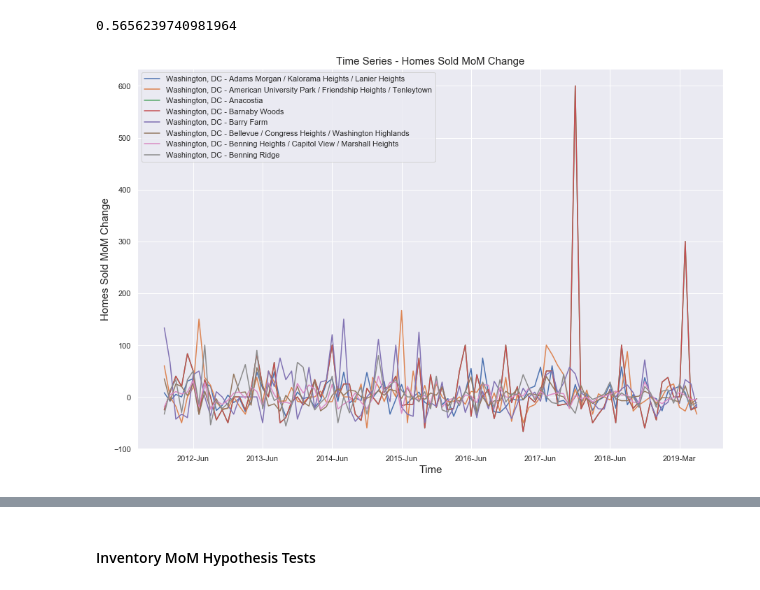
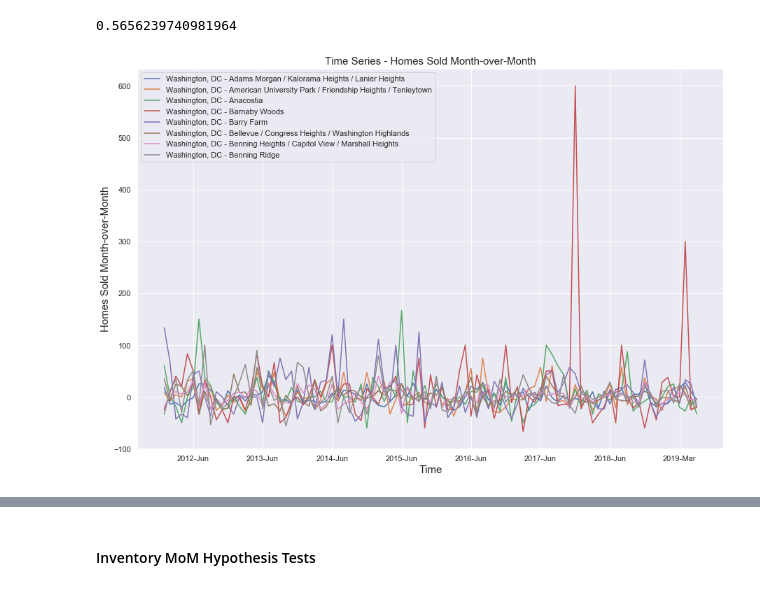
Before and after one commit to iuniorhsiung/mod3_project_DC_housing_price, a Jupyter notebook: DC_house_price_MasterFile.ipynb, the cells around one changed output, grey strips where cells are left out. Drawn from its saved outputs; the diff is of its cells as text; code cells hidden in the pictures.

```diff
--- a/DC_house_price_MasterFile.ipynb
+++ b/DC_house_price_MasterFile.ipynb
@@ -261,12 +261,12 @@ sns_plot = sns.lineplot(df_temp['Time'], df_temp.iloc[:,8], label = df_temp.colu
 
 
 plt.legend()
-plt.title("Time Series - Medium House Price",fontsize = 15)
+plt.title("Time Series - Mediam House Price",fontsize = 25)
 plt.xlabel("Time", fontsize = 15)
-plt.ylabel("Medium House Price", fontsize = 15)
-sns.set(rc={'figure.figsize':(30,20)})
+plt.ylabel("Mediam House Price", fontsize = 25)
+sns.set(rc={'figure.figsize':(15,10)})
 plt.xticks(range(5, 100, 12))
 #plt.xlim()
 plt.show()
-sns_plot.figure.savefig("Time Series - Medium House Price.png")
+sns_plot.figure.savefig("data_visualizations/Time Series - Median House Price.png")
 # %% [output]
@@ -384,33 +384,31 @@ test_p_value_2(p = .05, name = 'mutest')
 # Save the final testing results in data folder
 test_matrix_2.to_csv('data/TM_Homes Sold MoM.csv')
 # %%
-time_frame = pd.date_range('2012-02-01','2019-10-01',
-              freq='MS').strftime("%Y-%b").tolist()
-df_temp = pd.DataFrame(list(zip(time_frame, B['Homes Sold MoM _1'], B['Homes Sold MoM _2'], B['Homes Sold MoM _3'], B['Homes Sold MoM _3'], B['Homes Sold MoM _4'], B['Homes Sold MoM _5'], B['Homes Sold MoM _6'],B['Homes Sold MoM _7'])),
+df_temp_2 = pd.DataFrame(list(zip(time_frame, B['Homes Sold MoM _0'], B['Homes Sold MoM _1'], B['Homes Sold MoM _2'], B['Homes Sold MoM _3'], B['Homes Sold MoM _4'], B['Homes Sold MoM _5'], B['Homes Sold MoM _6'], B['Homes Sold MoM _7'])),
                columns =['Time', df_list[0]['Region_0'][0], df_list[1]['Region_1'][0], df_list[2]['Region_2'][0], df_list[3]['Region_3'][0], df_list[4]['Region_4'][0], df_list[5]['Region_5'][0], df_list[6]['Region_6'][0], df_list[7]['Region_7'][0]])
 # %%
 # plot
-sns_plot = sns.lineplot(df_temp['Time'], df_temp.iloc[:,1], label = df_temp.columns[1])
-sns_plot = sns.lineplot(df_temp['Time'], df_temp.iloc[:,2], label = df_temp.columns[2])
-sns_plot = sns.lineplot(df_temp['Time'], df_temp.iloc[:,3], label = df_temp.columns[3])
-sns_plot = sns.lineplot(df_temp['Time'], df_temp.iloc[:,4], label = df_temp.columns[4])
-sns_plot = sns.lineplot(df_temp['Time'], df_temp.iloc[:,5], label = df_temp.columns[5])
-sns_plot = sns.lineplot(df_temp['Time'], df_temp.iloc[:,6], label = df_temp.columns[6])
-sns_plot = sns.lineplot(df_temp['Time'], df_temp.iloc[:,7], label = df_temp.columns[7])
-sns_plot = sns.lineplot(df_temp['Time'], df_temp.iloc[:,8], label = df_temp.columns[8])
+sns_plot = sns.lineplot(df_temp_2['Time'], df_temp_2.iloc[:,1], label = df_temp_2.columns[1])
+sns_plot = sns.lineplot(df_temp_2['Time'], df_temp_2.iloc[:,2], label = df_temp_2.columns[2])
+sns_plot = sns.lineplot(df_temp_2['Time'], df_temp_2.iloc[:,3], label = df_temp_2.columns[3])
+sns_plot = sns.lineplot(df_temp_2['Time'], df_temp_2.iloc[:,4], label = df_temp_2.columns[4])
+sns_plot = sns.lineplot(df_temp_2['Time'], df_temp_2.iloc[:,5], label = df_temp_2.columns[5])
+sns_plot = sns.lineplot(df_temp_2['Time'], df_temp_2.iloc[:,6], label = df_temp_2.columns[6])
+sns_plot = sns.lineplot(df_temp_2['Time'], df_temp_2.iloc[:,7], label = df_temp_2.columns[7])
+sns_plot = sns.lineplot(df_temp_2['Time'], df_temp_2.iloc[:,8], label = df_temp_2.columns[8])
 
 
 plt.legend()
-plt.title("Time Series - Homes Sold MoM Change",fontsize = 15)
+plt.title("Time Series - Homes Sold Month-over-Month",fontsize = 15)
 plt.xlabel("Time", fontsize = 15)
-plt.ylabel("Homes Sold MoM Change", fontsize = 15)
+plt.ylabel("Homes Sold Month-over-Month", fontsize = 15)
 sns.set(rc={'figure.figsize':(15,10)})
 plt.xticks(range(5, 100, 12))
 #plt.xlim()
 plt.show()
-sns_plot.figure.savefig("Time Series - Homes Sold MoM Change.png")
+sns_plot.figure.savefig("data_visualizations/Time Series - Homes Sold Month-over-Month.png")
 # %% [output]
-[figure, old version]
+[figure, new version]
 # %%
 # Find all regions with similar characteristic based on both Wilcoxon and Mann Whitney tests
 index_wc = test_matrix_2['index_wctest'] == 1
```
Also changed, not shown: parts of 9 cells of this notebook.
